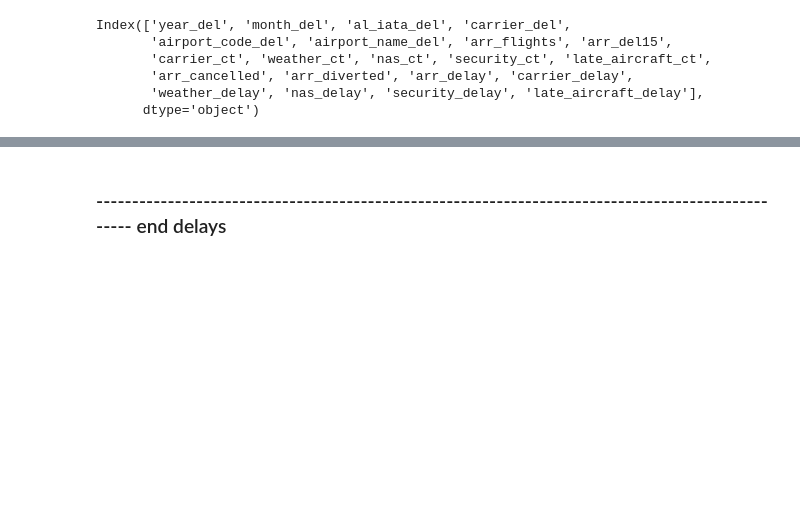
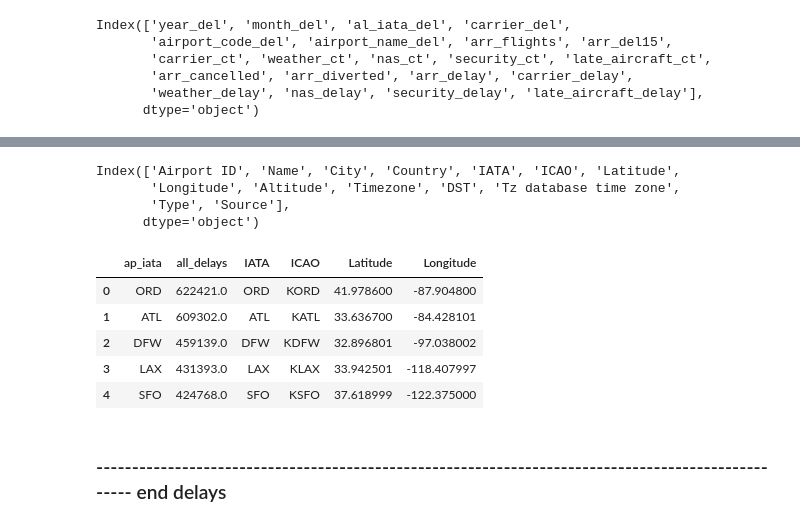
Before and after one commit to scottschriver/NSS_Capstone, a Jupyter notebook: Notebooks/Flight_delays.ipynb, the cells around one changed output, grey strips where cells are left out. Cells and saved outputs as stored; diff of their text form; code cells hidden in the pictures; blank space fills up the shorter version.

```diff
--- a/Notebooks/Flight_delays.ipynb
+++ b/Notebooks/Flight_delays.ipynb
@@ -468,0 +483,4 @@ plt.show()
+# %%
+#find sum of all delays for each airport for entire dataset
+ap15_all_years = delays.groupby(['airport_code_del'])['arr_del15'].sum().rename_axis('ap_iata').reset_index(name='all_delays').sort_values(by='all_delays', ascending=False)
+ap15_all_years.head()
@@ -469,3 +494,22 @@ plt.show()
+# %%
+airports.columns
+# %% [output]
+Index(['Airport ID', 'Name', 'City', 'Country', 'IATA', 'ICAO', 'Latitude',
+       'Longitude', 'Altitude', 'Timezone', 'DST', 'Tz database time zone',
+       'Type', 'Source'],
+      dtype='object')
+# %%
+ap15_all_years = ap15_all_years.merge(airports, left_on='ap_iata', right_on='IATA', how='left')
+ap15_all_years.drop(['Airport ID', 'Name', 'City', 'Country', 'Altitude', 'Timezone', 'DST', 'Tz database time zone',
+       'Type', 'Source'], axis=1, inplace=True)
+ap15_all_years.head()
+# %% [output]
+|  | ap_iata | all_delays | IATA | ICAO | Latitude | Longitude |
+| 0 | ORD | 622421.0 | ORD | KORD | 41.978600 | -87.904800 |
+| 1 | ATL | 609302.0 | ATL | KATL | 33.636700 | -84.428101 |
+| 2 | DFW | 459139.0 | DFW | KDFW | 32.896801 | -97.038002 |
+| 3 | LAX | 431393.0 | LAX | KLAX | 33.942501 | -118.407997 |
+| 4 | SFO | 424768.0 | SFO | KSFO | 37.618999 | -122.375000 |
 # %% [markdown]
 ### --------------------------------------------------------------------------------------------------- end delays
 # %% [markdown]
```
Also changed, not shown: parts of 44 cells of this notebook.
